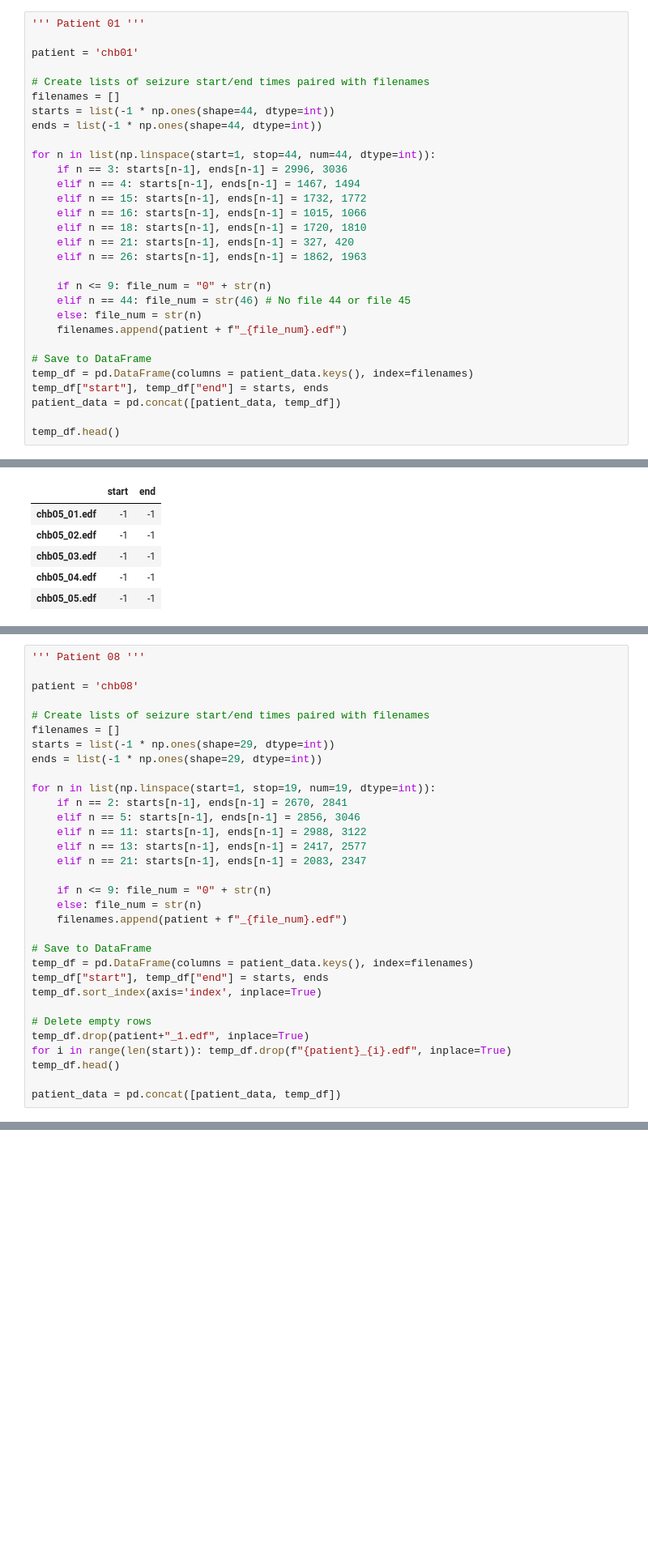
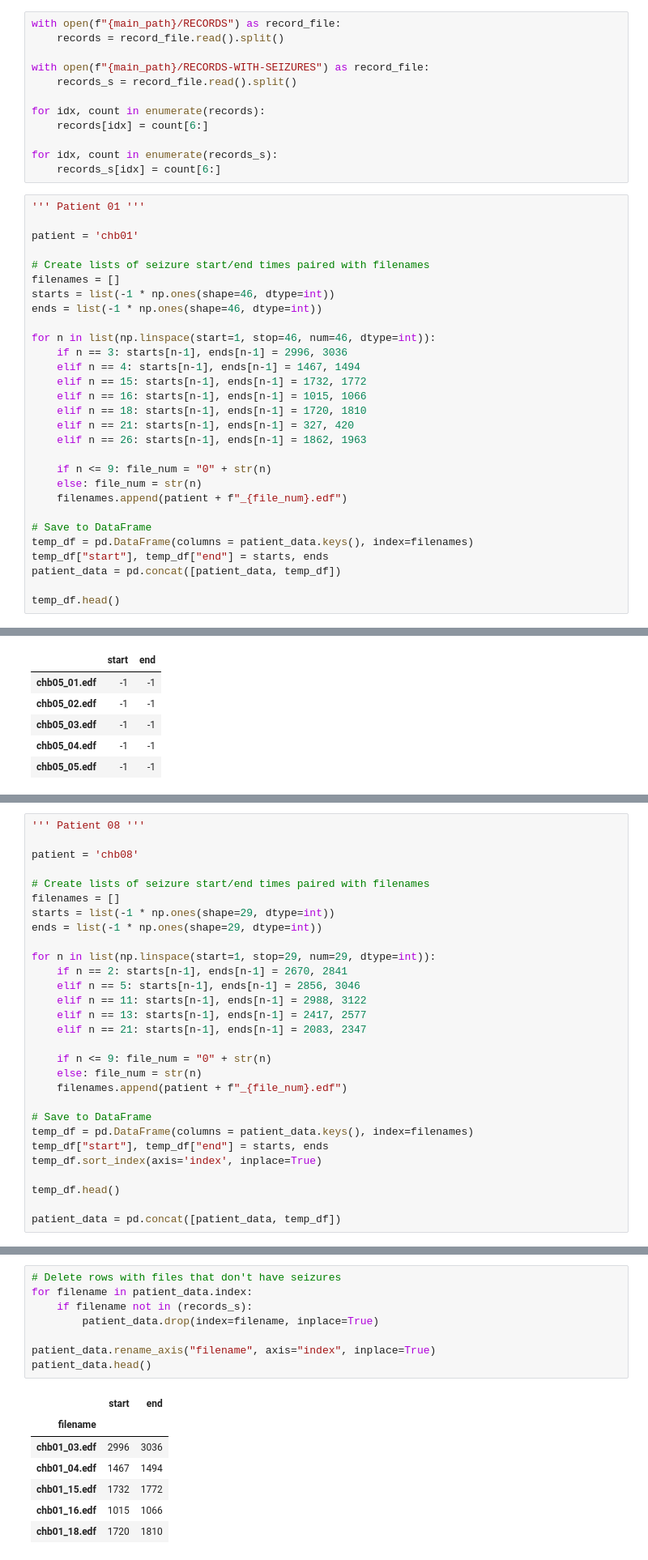
Before and after one commit to bryanmcelvy/4308_real_time_eeg, a Jupyter notebook: eeg_data_extraction.ipynb, the cells around one changed output, grey strips where cells are left out. Shown at 81% size. Cells and saved outputs as stored; diff of their text form; blank space fills up the shorter version.

```diff
--- a/eeg_data_extraction.ipynb
+++ b/eeg_data_extraction.ipynb
@@ -16,5 +14,17 @@ patient_data.head()
 # %% [output]
 |  | start | end |
+# %%
+with open(f"{main_path}/RECORDS") as record_file:
+    records = record_file.read().split()
+
+with open(f"{main_path}/RECORDS-WITH-SEIZURES") as record_file:
+    records_s = record_file.read().split()
+
+for idx, count in enumerate(records):
+    records[idx] = count[6:]
+
+for idx, count in enumerate(records_s):
+    records_s[idx] = count[6:]
 # %%
 ''' Patient 01 '''
 
@@ -22,10 +32,10 @@ patient = 'chb01'
 
 # Create lists of seizure start/end times paired with filenames
 filenames = []
-starts = list(-1 * np.ones(shape=44, dtype=int))
-ends = list(-1 * np.ones(shape=44, dtype=int))
+starts = list(-1 * np.ones(shape=46, dtype=int))
+ends = list(-1 * np.ones(shape=46, dtype=int))
 
-for n in list(np.linspace(start=1, stop=44, num=44, dtype=int)):
+for n in list(np.linspace(start=1, stop=46, num=46, dtype=int)):
     if n == 3: starts[n-1], ends[n-1] = 2996, 3036
     elif n == 4: starts[n-1], ends[n-1] = 1467, 1494
     elif n == 15: starts[n-1], ends[n-1] = 1732, 1772
@@ -35,7 +45,6 @@ for n in list(np.linspace(start=1, stop=44, num=44, dtype=int)):
     elif n == 26: starts[n-1], ends[n-1] = 1862, 1963
 
     if n <= 9: file_num = "0" + str(n)
-    elif n == 44: file_num = str(46) # No file 44 or file 45
     else: file_num = str(n)
     filenames.append(patient + f"_{file_num}.edf")
 
@@ -283,7 +287,7 @@ filenames = []
 starts = list(-1 * np.ones(shape=29, dtype=int))
 ends = list(-1 * np.ones(shape=29, dtype=int))
 
-for n in list(np.linspace(start=1, stop=19, num=19, dtype=int)):
+for n in list(np.linspace(start=1, stop=29, num=29, dtype=int)):
     if n == 2: starts[n-1], ends[n-1] = 2670, 2841
     elif n == 5: starts[n-1], ends[n-1] = 2856, 3046
     elif n == 11: starts[n-1], ends[n-1] = 2988, 3122
@@ -299,9 +303,6 @@ temp_df = pd.DataFrame(columns = patient_data.keys(), index=filenames)
 temp_df["start"], temp_df["end"] = starts, ends
 temp_df.sort_index(axis='index', inplace=True)
 
-# Delete empty rows
-temp_df.drop(patient+"_1.edf", inplace=True)
-for i in range(len(start)): temp_df.drop(f"{patient}_{i}.edf", inplace=True)
 temp_df.head()
 
 patient_data = pd.concat([patient_data, temp_df])
@@ -316,3 +309,19 @@ patient_data.describe()
+# %%
+# Delete rows with files that don't have seizures
+for filename in patient_data.index:
+    if filename not in (records_s):
+        patient_data.drop(index=filename, inplace=True)
+
+patient_data.rename_axis("filename", axis="index", inplace=True)
+patient_data.head()
+# %% [output]
+|  | start | end |
+| filename |  |  |
+| chb01_03.edf | 2996 | 3036 |
+| chb01_04.edf | 1467 | 1494 |
+| chb01_15.edf | 1732 | 1772 |
+| chb01_16.edf | 1015 | 1066 |
+| chb01_18.edf | 1720 | 1810 |
 # %%
 patient_data.to_csv("patient_data.csv")
 # %% [markdown]
```
Also changed, not shown: parts of 3 cells of this notebook, 3 other files.
